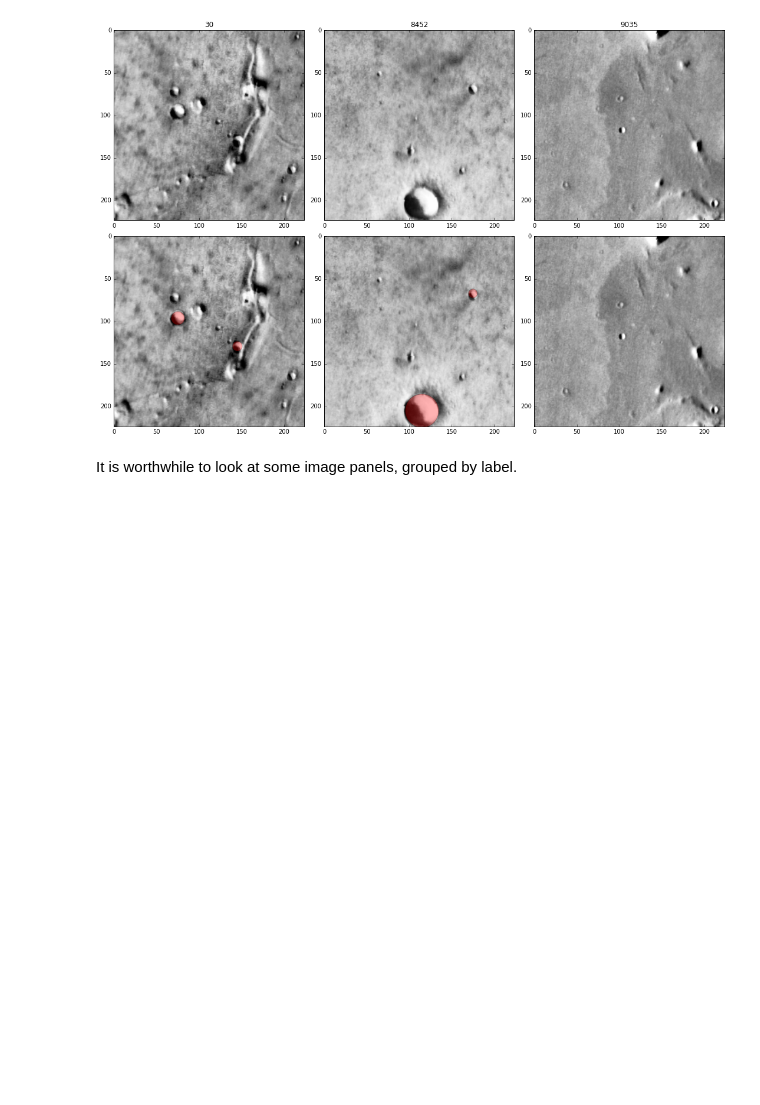
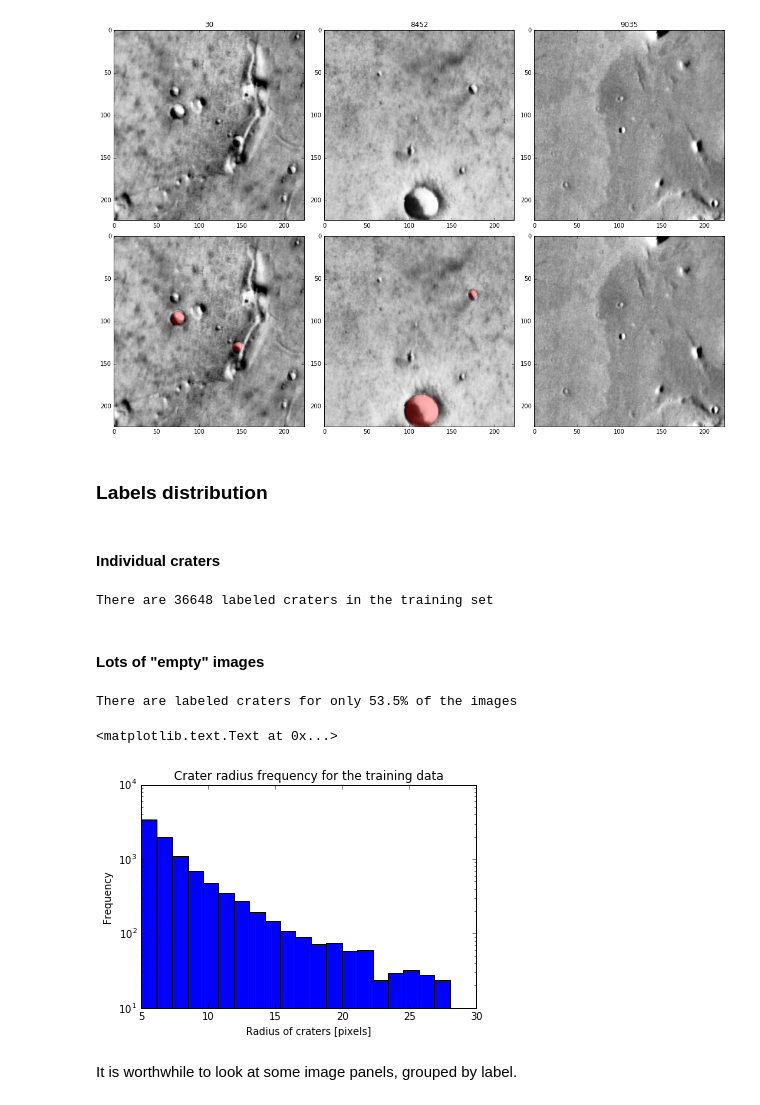
Before and after one commit to ramp-kits/mars_craters, a Jupyter notebook: mars_craters_starting_kit.ipynb, the cells around one changed output. Drawn from its saved outputs; the diff is of its cells as text; code cells hidden in the pictures; blank space fills up the shorter version.

Commit message:
Add images

```diff
--- a/mars_craters_starting_kit.ipynb
+++ b/mars_craters_starting_kit.ipynb
@@ -122,6 +164,29 @@ for i, idx in enumerate(idx_list):
 fig.tight_layout()
 # %% [output]
 [figure]
+# %% [markdown]
+### Labels distribution
+# %% [markdown]
+#### Individual craters
+# %%
+print("There are {} labeled craters in the training set".format(y_train.size))
+# %% [output]
+There are 36648 labeled craters in the training set
+# %% [markdown]
+#### Lots of "empty" images
+# %%
+n_img_withcraters = y_train['i'].unique().size
+
+print("There are labeled craters for only {:.1%} of the images".format(n_img_withcraters / n_img))
+# %% [output]
+There are labeled craters for only 53.5% of the images
+# %%
+y_train.radius_p.plot(kind='hist', bins=20, log=True)
+plt.xlabel('Radius of craters [pixels]')
+plt.title('Crater radius frequency for the training data')
+# %% [output]
+<matplotlib.text.Text at 0x...>
+[figure, added]
 # %% [markdown]
 It is worthwhile to look at some image panels, grouped by label.
 # %% [markdown]
```
Also changed, not shown: parts of 11 cells of this notebook, 6 other files.
